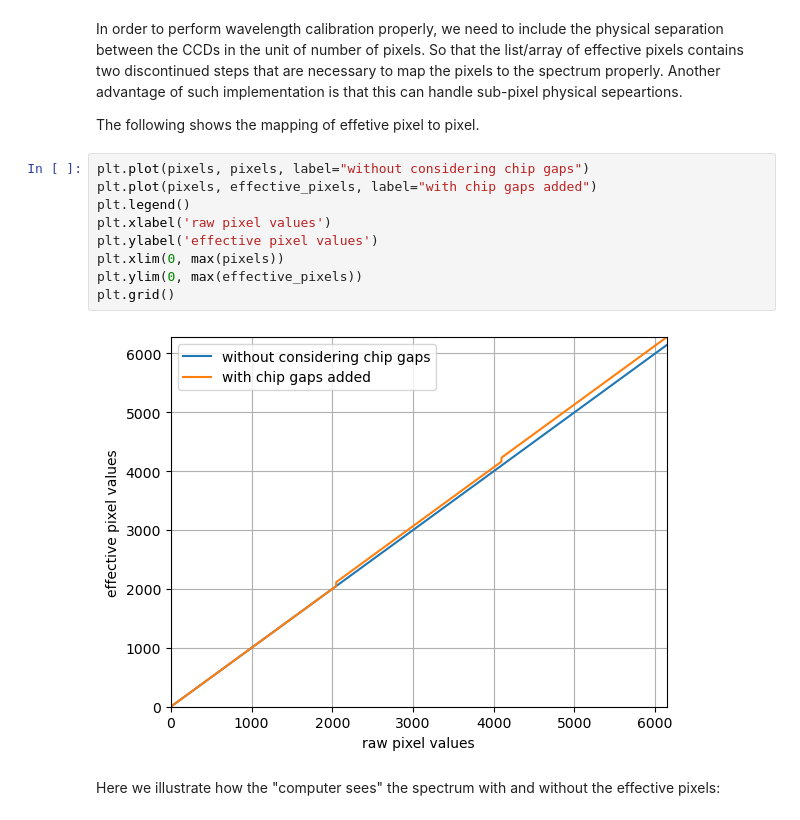
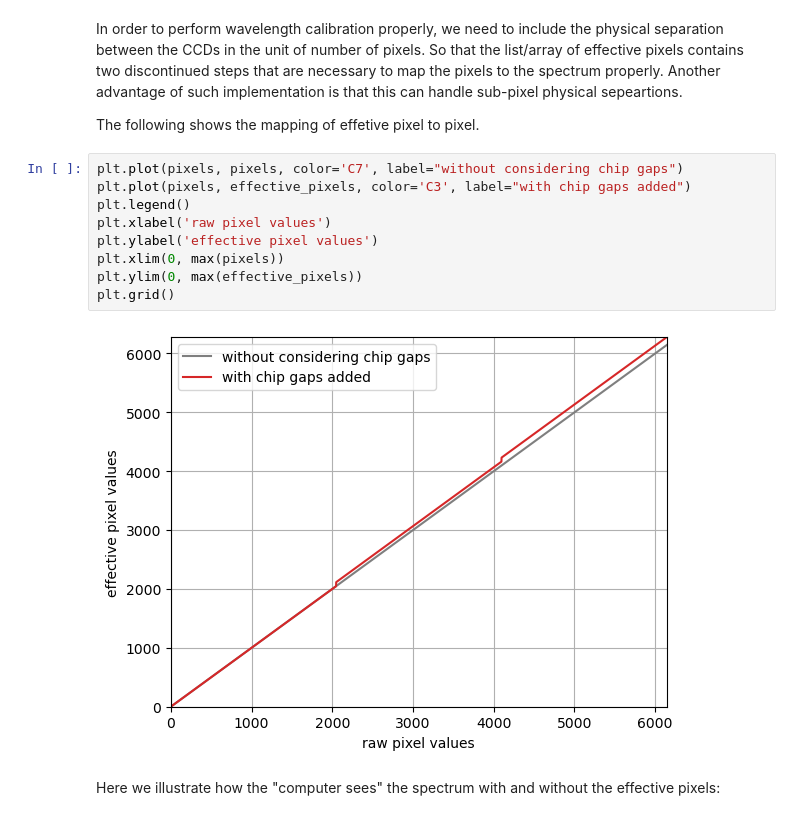
Before and after one commit to jveitchmichaelis/rascal-example, a Jupyter notebook: what_is_effective_pixels.ipynb, the cells around one changed output. Drawn from its saved outputs; the diff is of its cells as text.

```diff
--- a/what_is_effective_pixels.ipynb
+++ b/what_is_effective_pixels.ipynb
@@ -127,16 +137,16 @@ In order to perform wavelength calibration properly, we need to include the phys
 
 The following shows the mapping of effetive pixel to pixel.
 # %%
-plt.plot(pixels, pixels, label="without considering chip gaps")
-plt.plot(pixels, effective_pixels, label="with chip gaps added")
+plt.plot(pixels, pixels, color='C7', label="without considering chip gaps")
+plt.plot(pixels, effective_pixels, color='C3', label="with chip gaps added")
 plt.legend()
 plt.xlabel('raw pixel values')
 plt.ylabel('effective pixel values')
 plt.xlim(0, max(pixels))
 plt.ylim(0, max(effective_pixels))
 plt.grid()
 # %% [output]
-[figure, old version]
+[figure, new version]
 # %% [markdown]
 Here we illustrate how the "computer sees" the spectrum with and without the effective pixels:
 # %%
```
Also changed, not shown: parts of 3 cells of this notebook.
